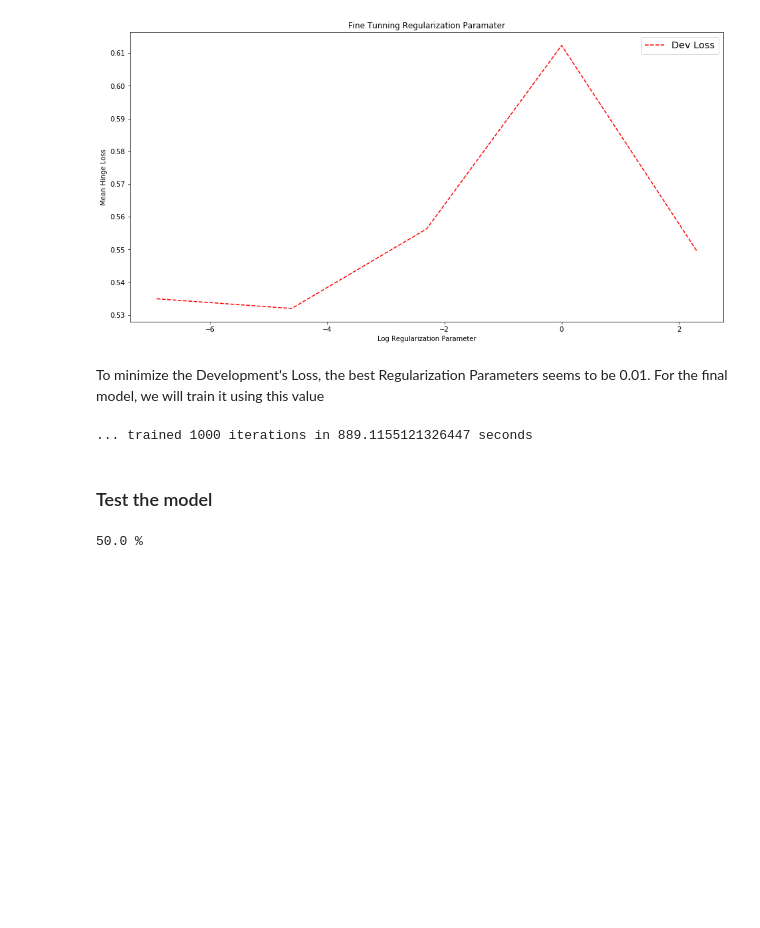
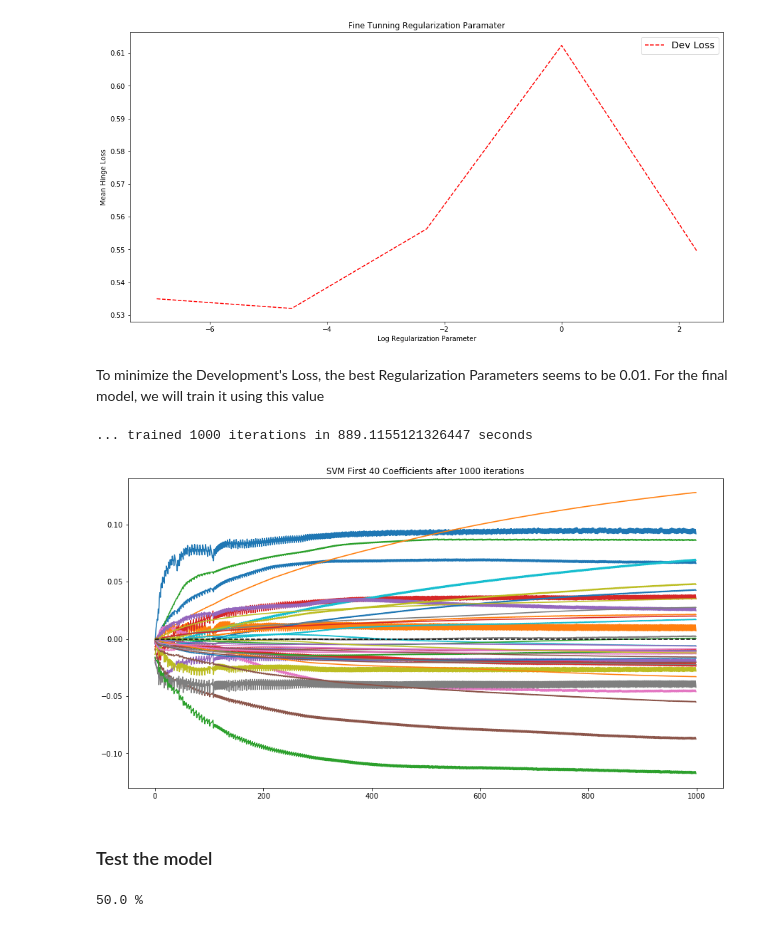
Before and after one commit to psnonis/ClickBait, a Jupyter notebook: book/Toy-Vinicio.ipynb, the cells around one changed output. Saved outputs shown, nothing was run; the diff lists cells and outputs as text; code cells hidden in the pictures; blank space fills up the shorter version.

```diff
--- a/book/Toy-Vinicio.ipynb
+++ b/book/Toy-Vinicio.ipynb
@@ -273,6 +274,22 @@ np.savetxt(PWD + '/data/svml2_loss.csv', np.array([trainLoss, testLoss]), delimi
 # Save the best model
 svml2_models = np.loadtxt(PWD + '/data/svml2_models.csv', dtype=float, delimiter=',')
 best_svml2 = svml2_models[-1,:]
+# %%
+def plotCoeffs(models, title):
+    """
+    Helper Function to show how coefficients change as we train.
+    """
+    fig, ax = plt.subplots(figsize = (15,8))
+    X = list(range(len(models)))
+    for data in models.T[1:]:
+        ax.plot(X, data)
+    ax.plot(X,[0]*len(X), 'k--')
+    plt.title(title)
+    plt.show
+
+plotCoeffs(svml2_models[:,0:40], "SVM First 40 Coefficients after 1000 iterations")
+# %% [output]
+[figure, added]
 # %% [markdown]
 ### Test the model
 # %%
```
Also changed, not shown: parts of 6 cells of this notebook, 6 other files.
